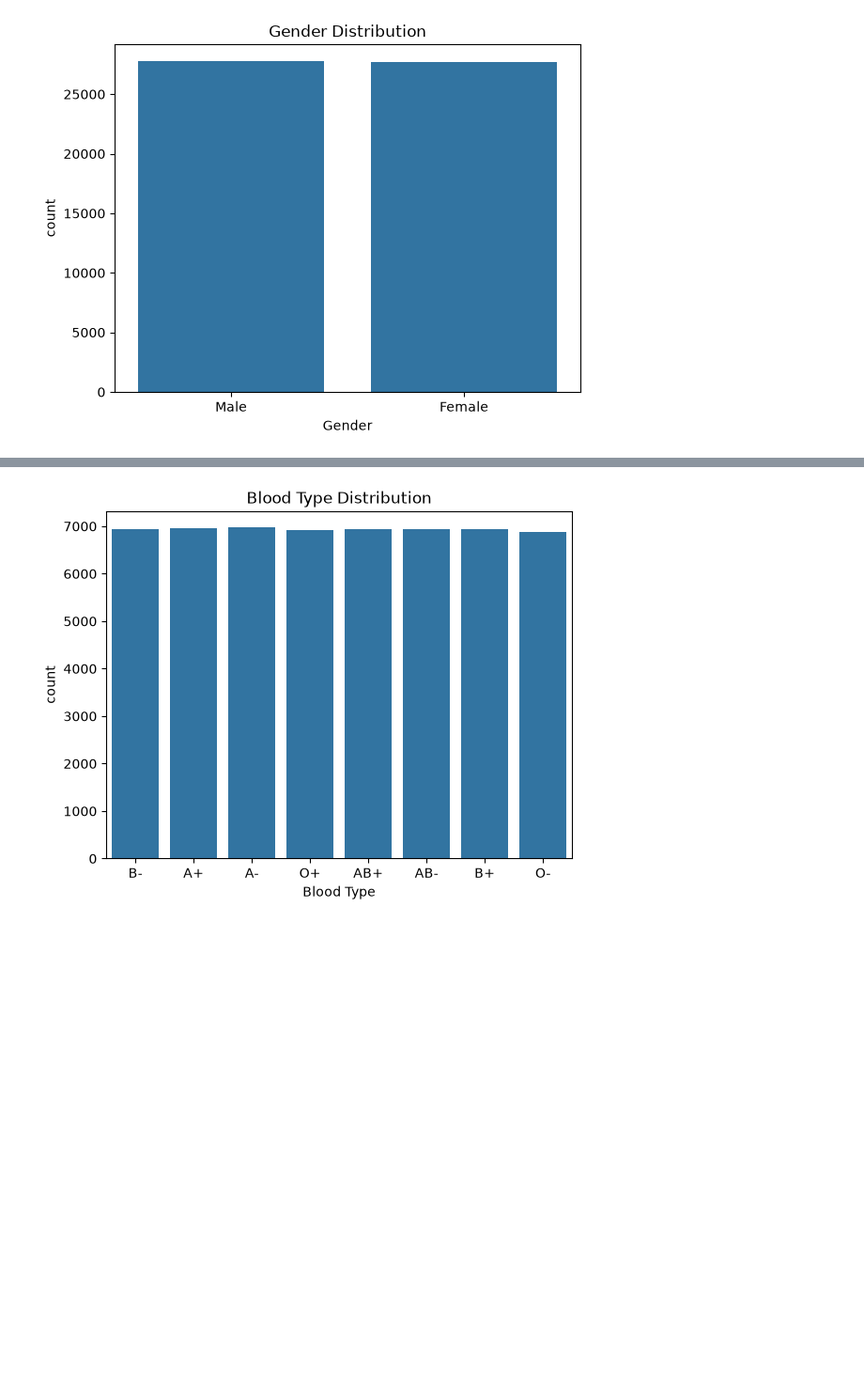
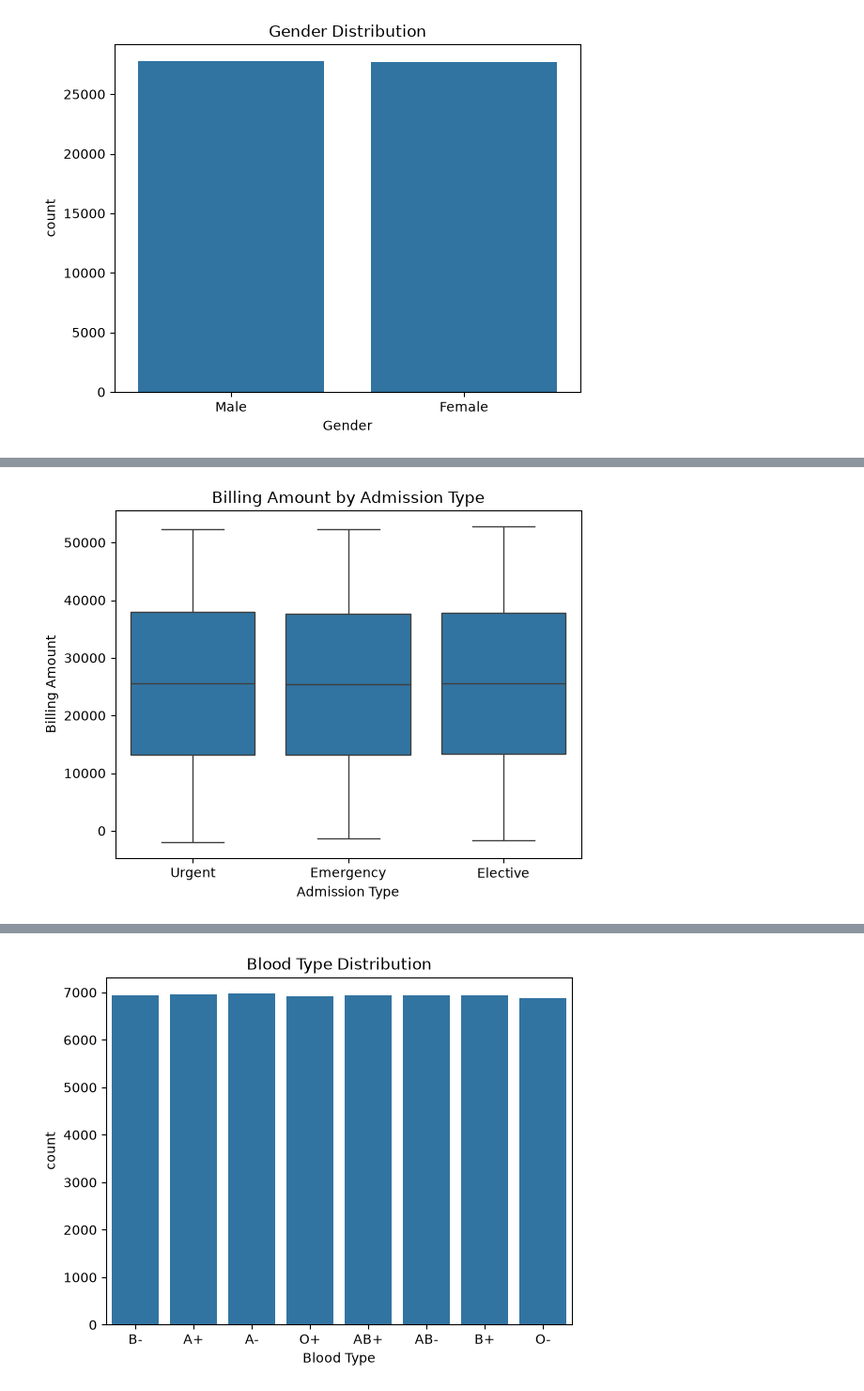
Before and after one commit to sandrasadasivanofficial/healthcare-data-analysis, a Jupyter notebook: healthcare analytics/EDA/healthcare_analysis .ipynb, the cells around one changed output, grey strips where cells are left out. Shown at 94% size. Saved outputs shown, nothing was run; the diff lists cells and outputs as text; code cells hidden in the pictures; blank space fills up the shorter version.

```diff
--- a/healthcare analytics/EDA/healthcare_analysis .ipynb
+++ b/healthcare analytics/EDA/healthcare_analysis .ipynb
@@ -130,0 +172,10 @@ plt.show()
+# %%
+# How does billing amount vary across admission types?
+sns.boxplot(data=df, x="Admission Type",
+            y="Billing Amount")
+plt.title("Billing Amount by Admission Type")
+plt.xlabel("Admission Type")
+plt.ylabel("Billing Amount")
+plt.show()
+# %% [output]
+[figure, added]
```
Also changed, not shown: parts of 72 cells of this notebook, 3 other files.
